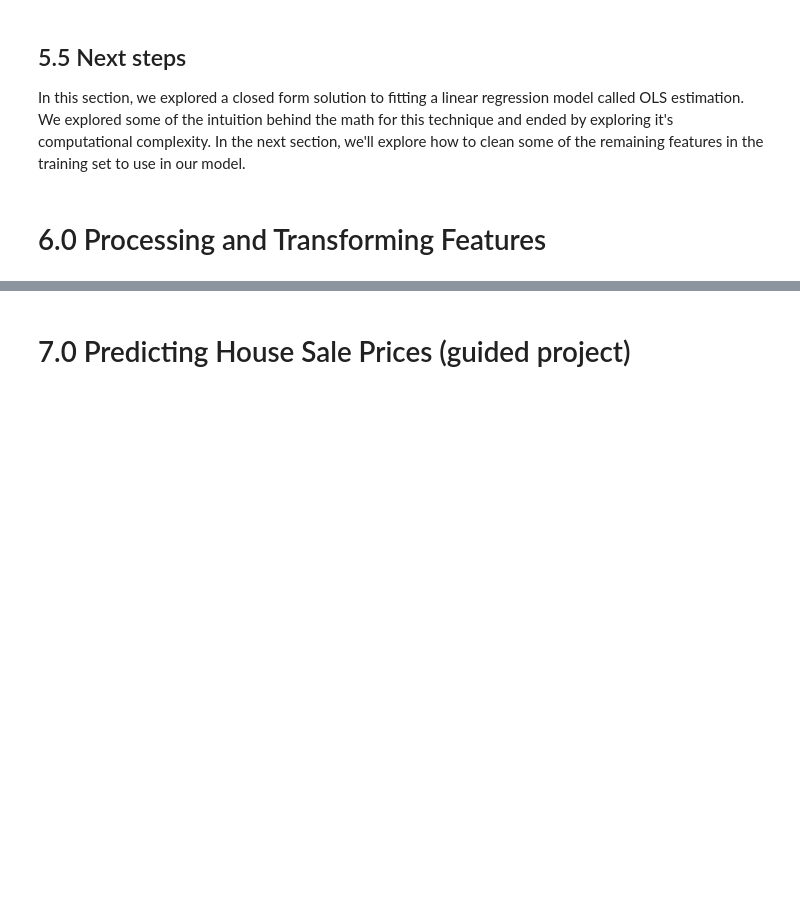
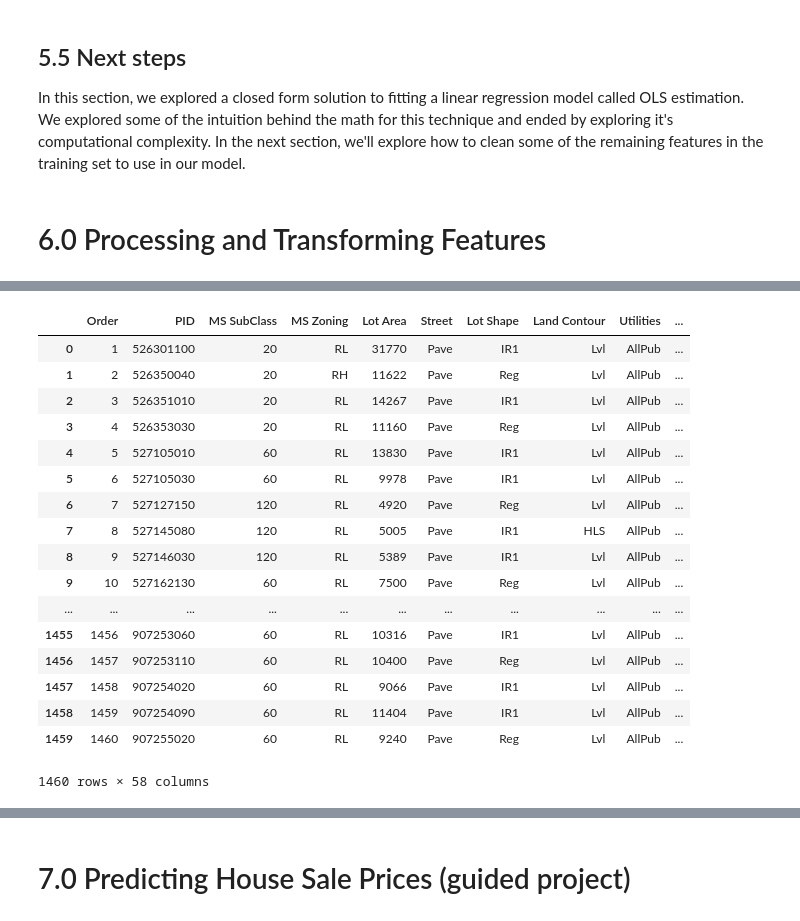
Before and after one commit to gisliany/EEC1509_MachineLearning, a Jupyter notebook: Lesson #05 - Multiple Variables/Lesson 5 exercise.ipynb, the cells around one changed output, grey strips where cells are left out. Cells and saved outputs as stored; diff of their text form; code cells hidden in the pictures; blank space fills up the shorter version.

```diff
--- a/Lesson #05 - Multiple Variables/Lesson 5 exercise.ipynb
+++ b/Lesson #05 - Multiple Variables/Lesson 5 exercise.ipynb
@@ -730,14 +936,36 @@ Let's start by filtering the training set to just the columns containing no miss
 # %%
 import pandas as pd
 
 data = pd.read_csv('AmesHousing.txt', delimiter="\t")
 train = data[0:1460]
 test = data[1460:]
 
 train_null_counts = train.isnull().sum()
-print(train_null_counts)
+#print(train_null_counts)
 
 # put your code here
+features = train_null_counts[train_null_counts.values == 0].index
+df_no_mv = train[features]
+df_no_mv
+# %% [output]
+|  | Order | PID | MS SubClass | MS Zoning | Lot Area | Street | Lot Shape | Land Contour | Utilities | ... |
+| 0 | 1 | 526301100 | 20 | RL | 31770 | Pave | IR1 | Lvl | AllPub | ... |
+| 1 | 2 | 526350040 | 20 | RH | 11622 | Pave | Reg | Lvl | AllPub | ... |
+| 2 | 3 | 526351010 | 20 | RL | 14267 | Pave | IR1 | Lvl | AllPub | ... |
+| 3 | 4 | 526353030 | 20 | RL | 11160 | Pave | Reg | Lvl | AllPub | ... |
+| 4 | 5 | 527105010 | 60 | RL | 13830 | Pave | IR1 | Lvl | AllPub | ... |
+| 5 | 6 | 527105030 | 60 | RL | 9978 | Pave | IR1 | Lvl | AllPub | ... |
+| 6 | 7 | 527127150 | 120 | RL | 4920 | Pave | Reg | Lvl | AllPub | ... |
+| 7 | 8 | 527145080 | 120 | RL | 5005 | Pave | IR1 | HLS | AllPub | ... |
+| 8 | 9 | 527146030 | 120 | RL | 5389 | Pave | IR1 | Lvl | AllPub | ... |
+| 9 | 10 | 527162130 | 60 | RL | 7500 | Pave | Reg | Lvl | AllPub | ... |
+| ... | ... | ... | ... | ... | ... | ... | ... | ... | ... | ... |
+| 1455 | 1456 | 907253060 | 60 | RL | 10316 | Pave | IR1 | Lvl | AllPub | ... |
+| 1456 | 1457 | 907253110 | 60 | RL | 10400 | Pave | Reg | Lvl | AllPub | ... |
+| 1457 | 1458 | 907254020 | 60 | RL | 9066 | Pave | IR1 | Lvl | AllPub | ... |
+| 1458 | 1459 | 907254090 | 60 | RL | 11404 | Pave | IR1 | Lvl | AllPub | ... |
+| 1459 | 1460 | 907255020 | 60 | RL | 9240 | Pave | Reg | Lvl | AllPub | ... |
+1460 rows × 58 columns
 # %% [markdown]
 ## 6.2 Categorical features
 
```
Also changed, not shown: parts of 50 cells of this notebook.
